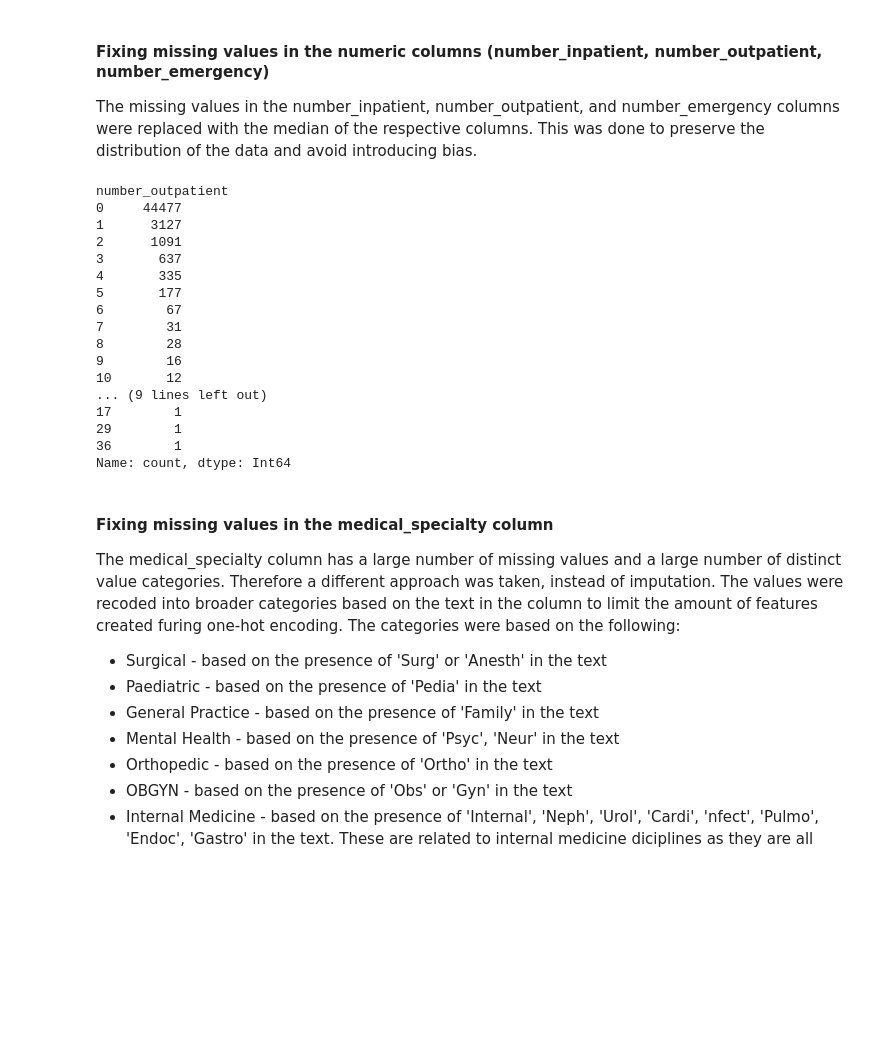
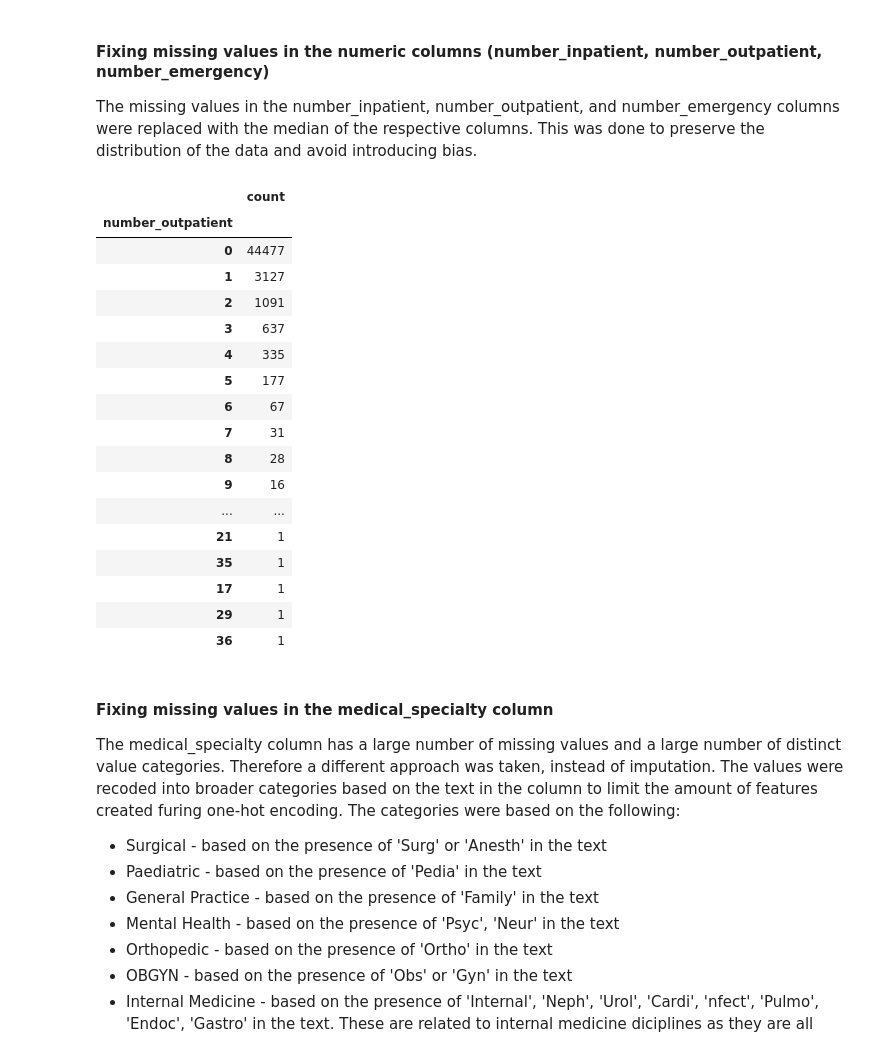
Before and after one commit to johnmarquess/IFN509, a Jupyter notebook: Assignment1_submission/assigment1_analysis.ipynb, the cells around one changed output. Cells and saved outputs as stored; diff of their text form; code cells hidden in the pictures; blank space fills up the shorter version.

```diff
--- a/Assignment1_submission/assigment1_analysis.ipynb
+++ b/Assignment1_submission/assigment1_analysis.ipynb
@@ -978,25 +978,26 @@ d1['number_inpatient'] = d1['number_inpatient'].fillna(d1['number_inpatient'].me
 d1['number_outpatient'] = d1['number_outpatient'].fillna(d1['number_outpatient'].median())
 d1['number_emergency'] = d1['number_emergency'].fillna(d1['number_emergency'].median())
 # %%
-d1['number_outpatient'].value_counts(dropna=False)
+d1['number_outpatient'].value_counts(dropna=False).to_frame()
 # %% [output]
-number_outpatient
-0     44477
-1      3127
-2      1091
-3       637
-4       335
-5       177
-6        67
-7        31
-8        28
-9        16
-10       12
-... (9 lines left out)
-17        1
-29        1
-36        1
-Name: count, dtype: Int64
+|  | count |
+| number_outpatient |  |
+| 0 | 44477 |
+| 1 | 3127 |
+| 2 | 1091 |
+| 3 | 637 |
+| 4 | 335 |
+| 5 | 177 |
+| 6 | 67 |
+| 7 | 31 |
+| 8 | 28 |
+| 9 | 16 |
+| ... | ... |
+| 21 | 1 |
+| 35 | 1 |
+| 17 | 1 |
+| 29 | 1 |
+| 36 | 1 |
 # %% [markdown]
 #### Fixing missing values in the medical_specialty column
 
```
Also changed, not shown: parts of 20 cells of this notebook, 1 other file.
